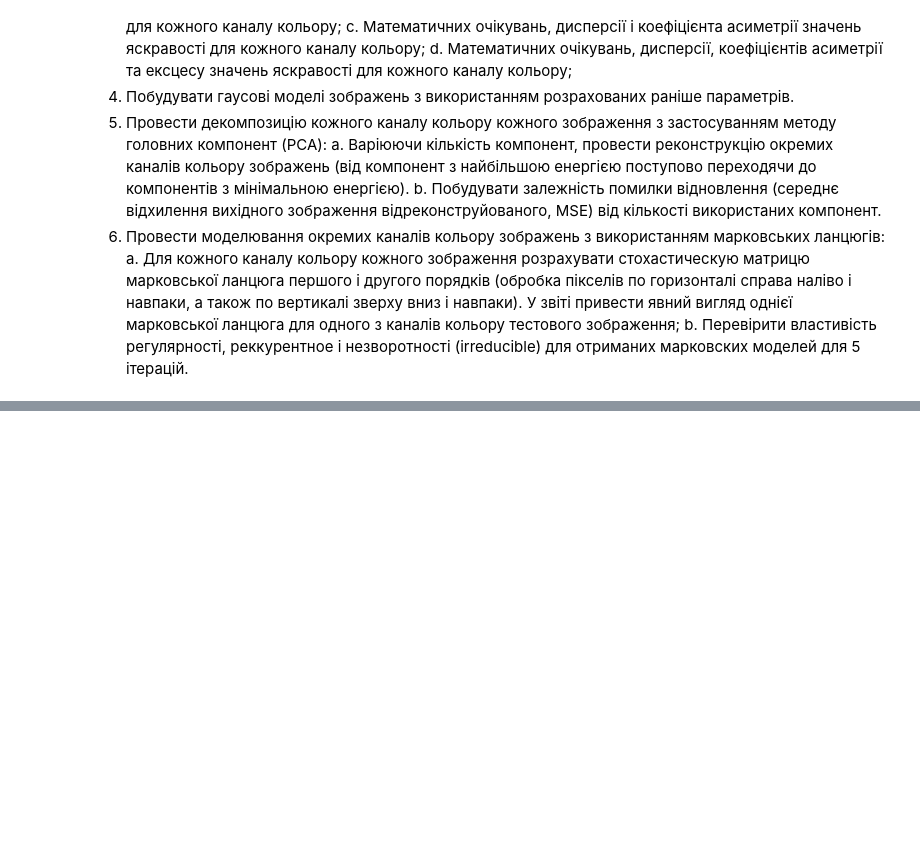
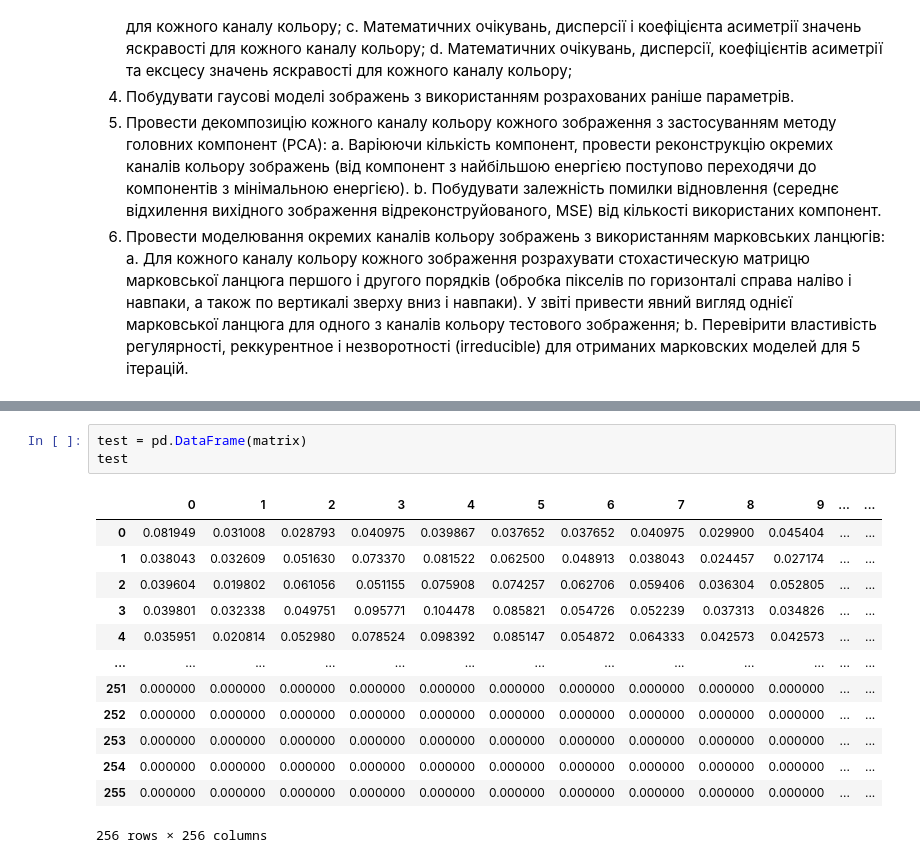
Before and after one commit to d-progonov/IPT-2020-FE91mp, a Jupyter notebook: laboratorna2.ipynb, the cells around one changed output, grey strips where cells are left out. Saved outputs shown, nothing was run; the diff lists cells and outputs as text; blank space fills up the shorter version.

```diff
--- a/laboratorna2.ipynb
+++ b/laboratorna2.ipynb
@@ -351,0 +356,17 @@ plt.show()
+# %%
+test = pd.DataFrame(matrix)
+test
+# %% [output]
+|  | 0 | 1 | 2 | 3 | 4 | 5 | 6 | 7 | 8 | 9 | ... | ... |
+| 0 | 0.081949 | 0.031008 | 0.028793 | 0.040975 | 0.039867 | 0.037652 | 0.037652 | 0.040975 | 0.029900 | 0.045404 | ... | ... |
+| 1 | 0.038043 | 0.032609 | 0.051630 | 0.073370 | 0.081522 | 0.062500 | 0.048913 | 0.038043 | 0.024457 | 0.027174 | ... | ... |
+| 2 | 0.039604 | 0.019802 | 0.061056 | 0.051155 | 0.075908 | 0.074257 | 0.062706 | 0.059406 | 0.036304 | 0.052805 | ... | ... |
+| 3 | 0.039801 | 0.032338 | 0.049751 | 0.095771 | 0.104478 | 0.085821 | 0.054726 | 0.052239 | 0.037313 | 0.034826 | ... | ... |
+| 4 | 0.035951 | 0.020814 | 0.052980 | 0.078524 | 0.098392 | 0.085147 | 0.054872 | 0.064333 | 0.042573 | 0.042573 | ... | ... |
+| ... | ... | ... | ... | ... | ... | ... | ... | ... | ... | ... | ... | ... |
+| 251 | 0.000000 | 0.000000 | 0.000000 | 0.000000 | 0.000000 | 0.000000 | 0.000000 | 0.000000 | 0.000000 | 0.000000 | ... | ... |
+| 252 | 0.000000 | 0.000000 | 0.000000 | 0.000000 | 0.000000 | 0.000000 | 0.000000 | 0.000000 | 0.000000 | 0.000000 | ... | ... |
+| 253 | 0.000000 | 0.000000 | 0.000000 | 0.000000 | 0.000000 | 0.000000 | 0.000000 | 0.000000 | 0.000000 | 0.000000 | ... | ... |
+| 254 | 0.000000 | 0.000000 | 0.000000 | 0.000000 | 0.000000 | 0.000000 | 0.000000 | 0.000000 | 0.000000 | 0.000000 | ... | ... |
+| 255 | 0.000000 | 0.000000 | 0.000000 | 0.000000 | 0.000000 | 0.000000 | 0.000000 | 0.000000 | 0.000000 | 0.000000 | ... | ... |
+256 rows × 256 columns
```
Also changed, not shown: parts of 15 cells of this notebook.
